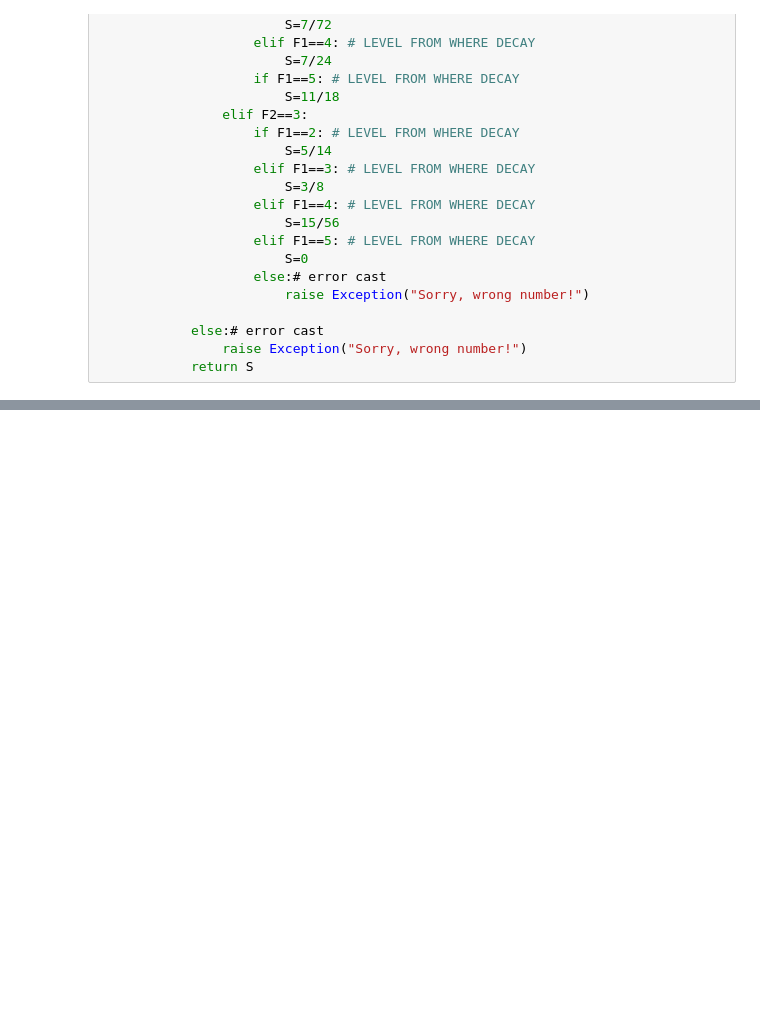
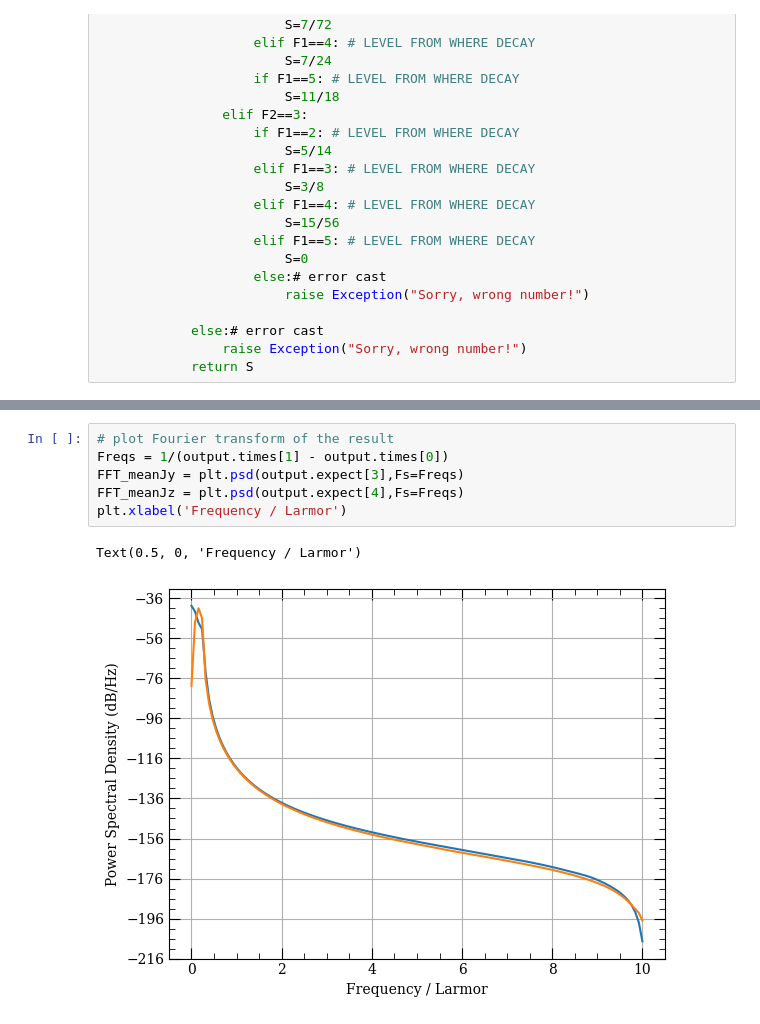
Before and after one commit to maimounabocoum/Mai-Qtip, a Jupyter notebook: PUMPING.ipynb, the cells around one changed output, grey strips where cells are left out. Saved outputs shown, nothing was run; the diff lists cells and outputs as text; blank space fills up the shorter version.

```diff
--- a/PUMPING.ipynb
+++ b/PUMPING.ipynb
@@ -338,0 +349,9 @@ Text(0, 0.5, 'Tr[rho]')
+# %%
+# plot Fourier transform of the result
+Freqs = 1/(output.times[1] - output.times[0])
+FFT_meanJy = plt.psd(output.expect[3],Fs=Freqs)
+FFT_meanJz = plt.psd(output.expect[4],Fs=Freqs)
+plt.xlabel('Frequency / Larmor')
+# %% [output]
+Text(0.5, 0, 'Frequency / Larmor')
+[figure, added]
```
Also changed, not shown: parts of 7 cells of this notebook, 1 other file.
